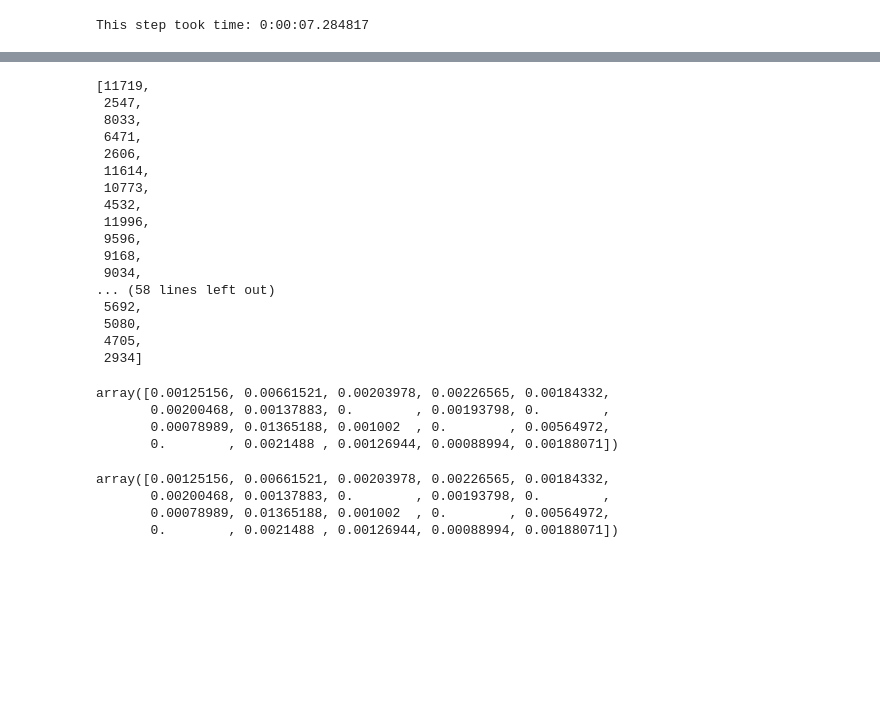
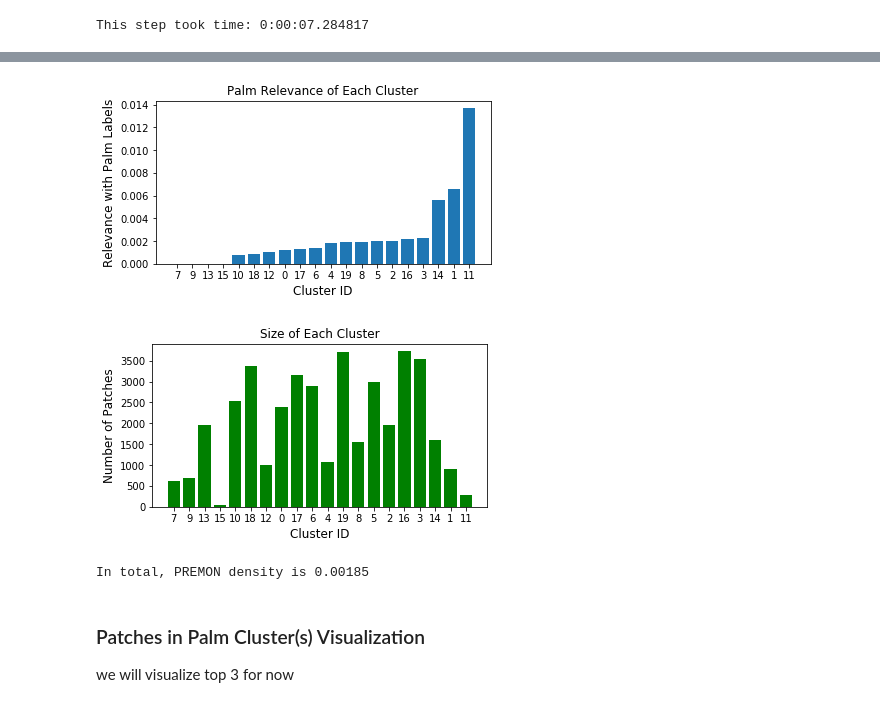
Before and after one commit to helenjin/APL, a Jupyter notebook: VGG19_Clustering.ipynb, the cells around one changed output, grey strips where cells are left out. Cells and saved outputs as stored; diff of their text form; code cells hidden in the pictures; blank space fills up the shorter version.

Commit message:
visualizations added for vgg19

```diff
--- a/VGG19_Clustering.ipynb
+++ b/VGG19_Clustering.ipynb
@@ -149,20 +92,0 @@ defaultdict(int,
-# %%
-lfdp_palm['pix_2'].tolist()
-# %% [output]
-[11719,
- 2547,
- 8033,
- 6471,
- 2606,
- 11614,
- 10773,
- 4532,
- 11996,
- 9596,
- 9168,
- 9034,
-... (58 lines left out)
- 5692,
- 5080,
- 4705,
- 2934]
@@ -186,31 +93,26 @@ ratio_palm = num_palm / (size_cluster + 1)
-# %%
-ratio_palm
-# %% [output]
-array([0.00125156, 0.00661521, 0.00203978, 0.00226565, 0.00184332,
-       0.00200468, 0.00137883, 0.        , 0.00193798, 0.        ,
-       0.00078989, 0.01365188, 0.001002  , 0.        , 0.00564972,
-       0.        , 0.0021488 , 0.00126944, 0.00088994, 0.00188071])
-# %%
-num_palm = np.zeros(20)
-
-for i in range(lfdp_palm.shape[0]):
-    loc_1 = lfdp_palm['pix_2'].tolist()[i] // 100
-    loc_2 = lfdp_palm['pix_1'].tolist()[i] // 100
-    location = loc_1 * 200 + loc_2
-
-    lab = int(output[location])
-    num_palm[lab] += 1
-
-## size of each cluster in the area with labels
-size_cluster = np.zeros(20)
-for i in range(len(output)):
-    clst = output[i]
-    size_cluster[clst] += 1
-ratio_palm = num_palm / (size_cluster + 1)
-# %%
-ratio_palm
-# %% [output]
-array([0.00125156, 0.00661521, 0.00203978, 0.00226565, 0.00184332,
-       0.00200468, 0.00137883, 0.        , 0.00193798, 0.        ,
-       0.00078989, 0.01365188, 0.001002  , 0.        , 0.00564972,
-       0.        , 0.0021488 , 0.00126944, 0.00088994, 0.00188071])
+# %%
+sorted_cluster = np.array(sorted(range(len(palm_relevance)), key=lambda k: palm_relevance[k]), dtype=str)
+sorted_palm_relevance = np.sort(palm_relevance)
+
+plt.figure(figsize=(6, 3))
+plt.bar(sorted_cluster, sorted_palm_relevance)
+plt.title('Palm Relevance of Each Cluster')
+plt.xlabel('Cluster ID', fontsize=12)
+plt.ylabel('Relevance with Palm Labels', fontsize=12)
+plt.show()
+
+plt.figure(figsize=(6, 3))
+plt.bar(sorted_cluster, cluster_size[sorted_cluster.astype(int)], color='green')
+plt.title('Size of Each Cluster')
+plt.xlabel('Cluster ID', fontsize=12)
+plt.ylabel('Number of Patches', fontsize=12)
+plt.show()
+
+print('In total, PREMON density is', palm_num.sum()/size_cluster.sum())
+# %% [output]
+[figure, added]
+[figure, added]
+In total, PREMON density is 0.00185
+# %% [markdown]
+### Patches in Palm Cluster(s) Visualization
+we will visualize top 3 for now
```
Also changed, not shown: parts of 8 cells of this notebook, 3 other files.
